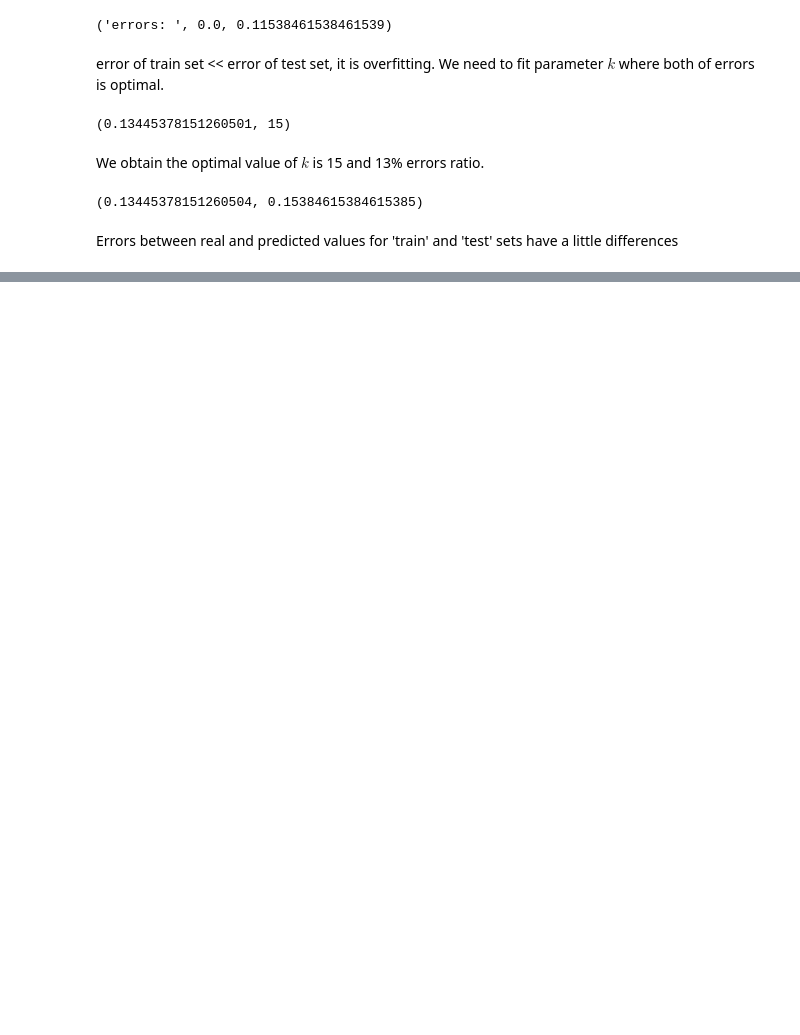
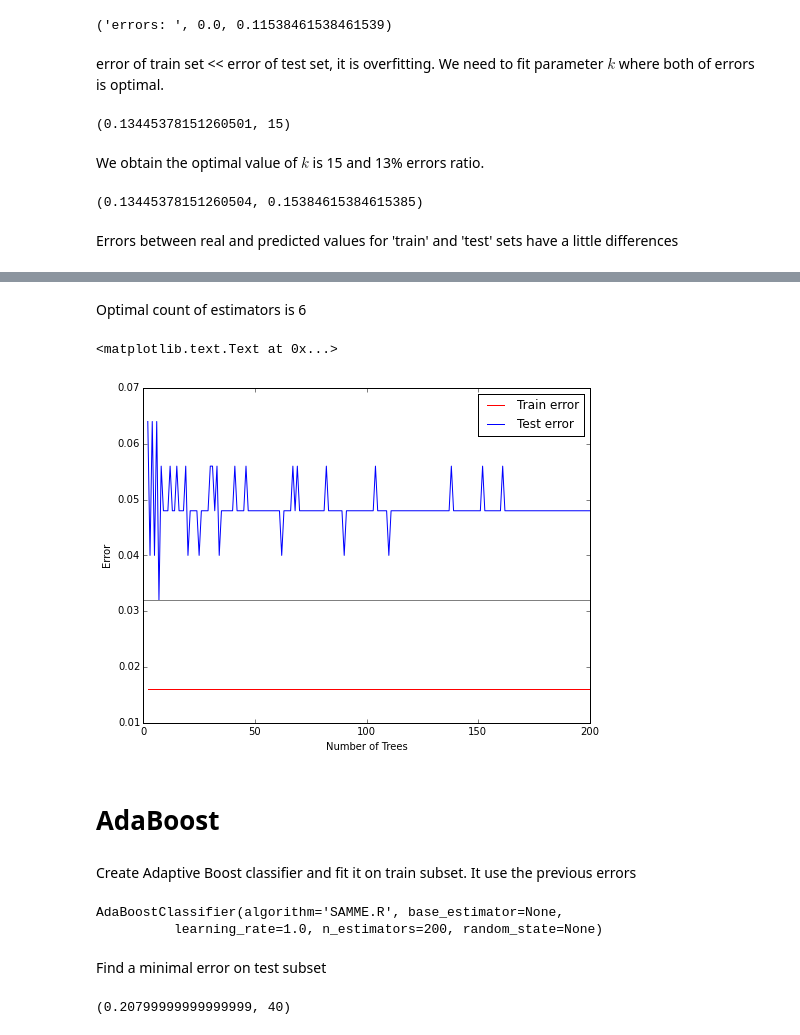
Before and after one commit to r3tgc/ML_homework, a Jupyter notebook: 1_kNN/Armenian_pubs_knn-v2.ipynb, the cells around one changed output, grey strips where cells are left out. Saved outputs shown, nothing was run; the diff lists cells and outputs as text; code cells hidden in the pictures; blank space fills up the shorter version.

```diff
--- a/1_kNN/Armenian_pubs_knn-v2.ipynb
+++ b/1_kNN/Armenian_pubs_knn-v2.ipynb
@@ -548,0 +758,8 @@ Errors between real and predicted values for 'train' and 'test' sets have a litt
+# %%
+err_ef_train = []
+err_ef_test  = []
+for n_estimators in range(2, N_estimators + 1):
+    ef_model.set_params(n_estimators = n_estimators, warm_start = False)
+    ef_model.fit(x_train, y_train)
+    err_ef_train.append(np.mean(y_train != ef_model.predict(x_train)))
+    err_ef_test.append(np.mean(y_test  != ef_model.predict(x_test)))
@@ -548,0 +770,25 @@ Errors between real and predicted values for 'train' and 'test' sets have a litt
+# %% [markdown]
+Optimal count of estimators is 6
+# %%
+plt.figure(figsize = (8, 6))
+plt.plot(range(2, n_estimators + 1), err_ef_train, 'r', label = 'Train error')
+plt.plot(range(2, n_estimators + 1), err_ef_test,  'b', label = 'Test error')
+plt.legend(loc = 1)
+plt.axhline(y = min(err_ef_test), color = 'gray')
+plt.xlabel('Number of Trees')
+plt.ylabel('Error')
+# %% [output]
+<matplotlib.text.Text at 0x...>
+[figure, added]
+# %% [markdown]
+# AdaBoost
+# %% [markdown]
+Create Adaptive Boost classifier and fit it on train subset. It use the previous errors
+# %%
+ada_model = ensemble.AdaBoostClassifier(n_estimators = N_estimators)
+ada_model.fit(x_train, y_train)
+# %% [output]
+AdaBoostClassifier(algorithm='SAMME.R', base_estimator=None,
+          learning_rate=1.0, n_estimators=200, random_state=None)
+# %% [markdown]
+Find a minimal error on test subset
@@ -548,0 +803,4 @@ Errors between real and predicted values for 'train' and 'test' sets have a litt
+# %%
+print(min(err_ada_test), np.argmin(err_ada_test) + 1)
+# %% [output]
+(0.20799999999999999, 40)
```
Also changed, not shown: parts of 47 cells of this notebook.
